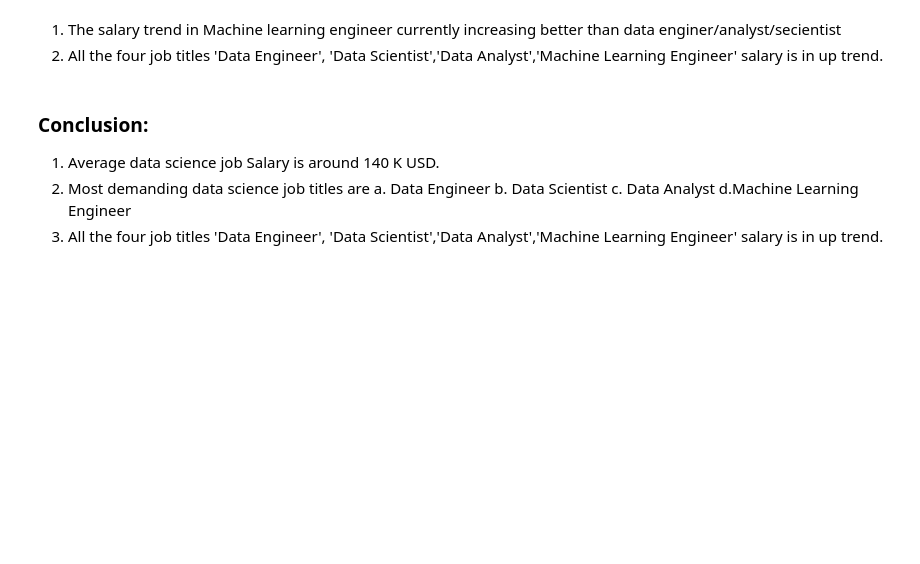
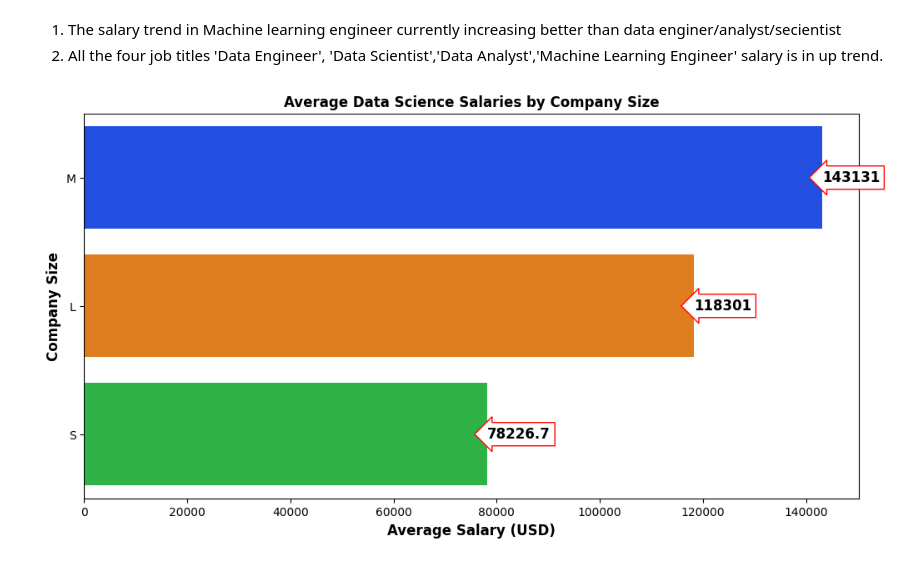
Before and after one commit to usamara/DSC630, a Jupyter notebook: DSC630-T301 Predictive Analytics (2243-1)_week1_Samanta_Rajib.ipynb, the cells around one changed output. Cells and saved outputs as stored; diff of their text form; code cells hidden in the pictures; blank space fills up the shorter version.

```diff
--- a/DSC630-T301 Predictive Analytics (2243-1)_week1_Samanta_Rajib.ipynb
+++ b/DSC630-T301 Predictive Analytics (2243-1)_week1_Samanta_Rajib.ipynb
@@ -218,8 +255,34 @@ plt.show()
 # %% [markdown]
 1. The salary trend in Machine learning engineer currently increasing better than data enginer/analyst/secientist
 2. All the four job titles 'Data Engineer', 'Data Scientist','Data Analyst','Machine Learning Engineer' salary is in up trend.
-# %% [markdown]
-### Conclusion:
-1. Average data science job Salary is around 140 K USD.
-2. Most demanding data science job titles are a. Data Engineer b. Data Scientist c. Data Analyst d.Machine Learning Engineer
-3. All the four job titles 'Data Engineer', 'Data Scientist','Data Analyst','Machine Learning Engineer' salary is in up trend.
+# %%
+# Average Data Science Salaries by Company Size
+# Group the data by company_location and calculate the mean salary for Company Size
+average_salaries_by_size = dataset1_csv.groupby('company_size')['salary_in_usd'].mean().reset_index()
+
+# Sort the Size by average salary in descending order
+average_salaries_by_size = average_salaries_by_size.sort_values(by='salary_in_usd', ascending=False)
+
+# Select the top N  to plot
+top_n_size = 10  # You can change this number as needed
+
+# Create a bar chart to visualize average salaries by country
+plt.figure(figsize=(12, 6))
+p = sns.barplot(x='salary_in_usd', y='company_size', data=average_salaries_by_size.head(top_n_locations), palette = 'bright')
+plt.title('Average Data Science Salaries by Company Size', fontsize=12, fontweight='bold' )
+plt.xlabel('Average Salary (USD)', fontsize=12, fontweight='bold')
+plt.ylabel('Company Size', fontsize=12, fontweight='bold')
+
+for container in p.containers:
+    p.bar_label(container,
+                fontsize = 12,
+                bbox = {'boxstyle': 'larrow', 'edgecolor': 'red', 'facecolor': 'white'},
+                label_type="edge",
+                fontweight = 'bold'
+               )
+
+# Customize the background color
+#ax.set_facecolor("#f4f4f4")
+plt.show()
+# %% [output]
+[figure, added]
```
Also changed, not shown: parts of 8 cells of this notebook, 1 other file.
